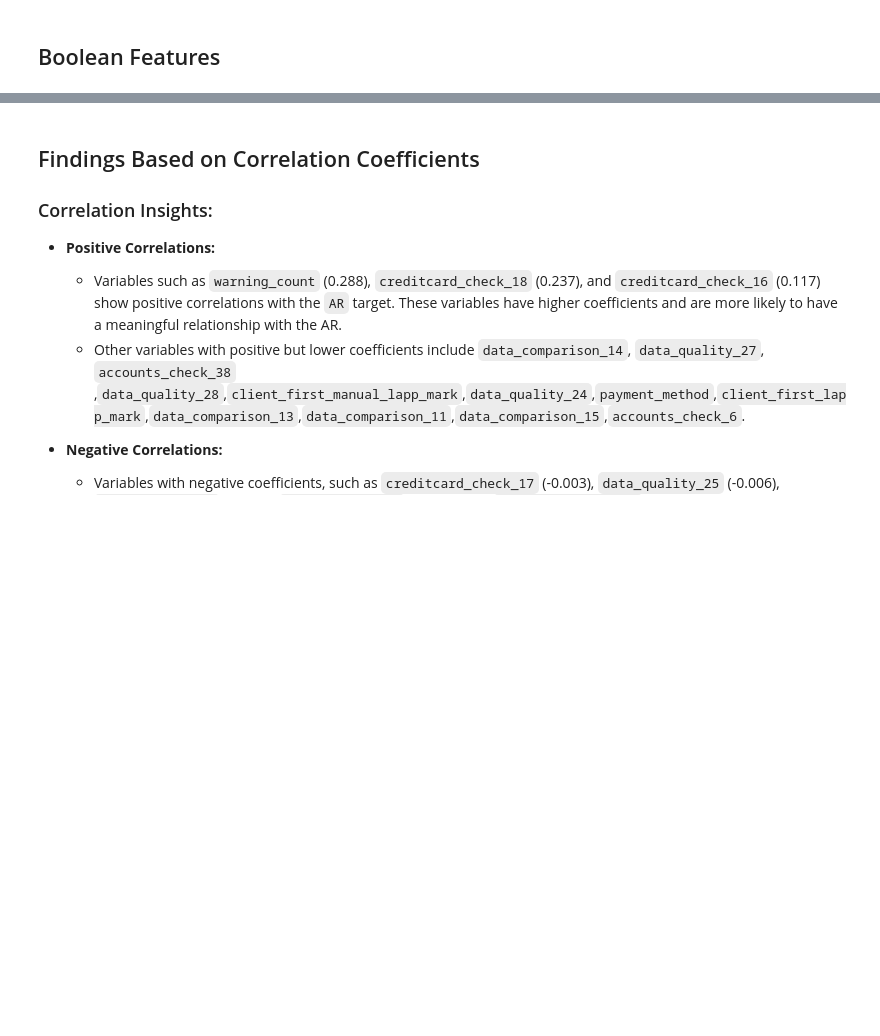
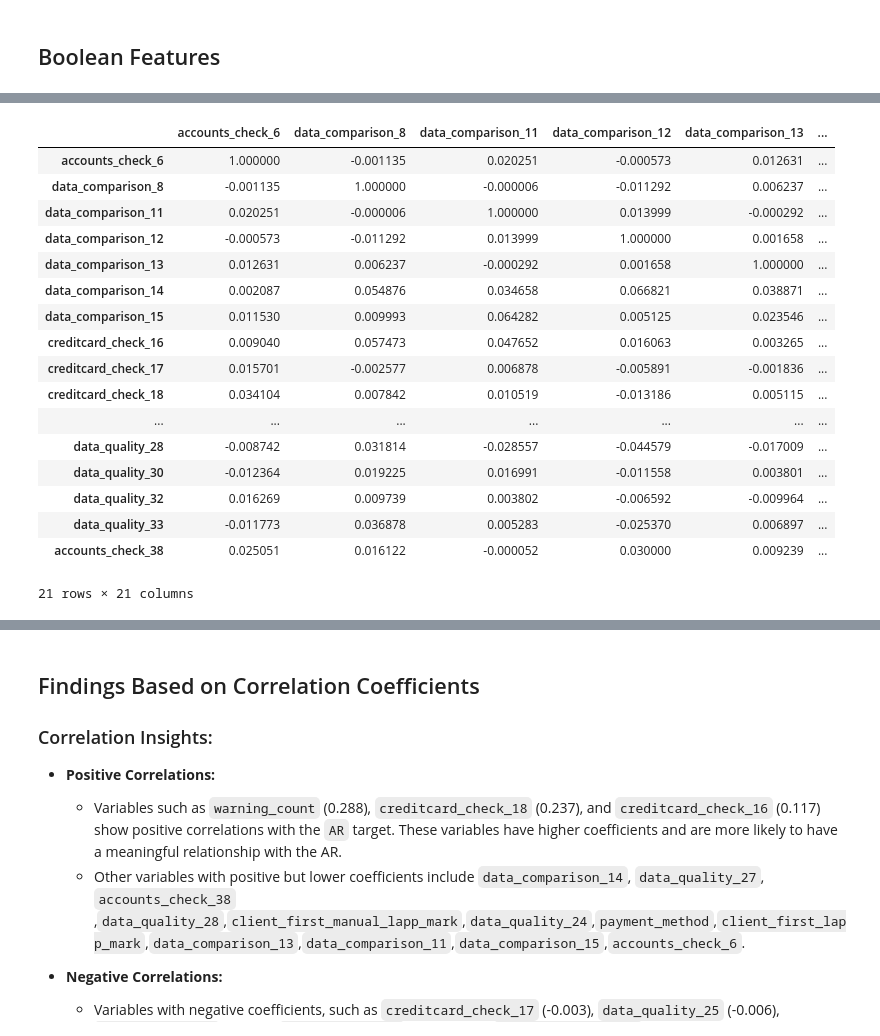
Before and after one commit to Ruth-Mwangi/Loan-Approval-Automation, a Jupyter notebook: notebooks/02_eda.ipynb, the cells around one changed output, grey strips where cells are left out. Saved outputs shown, nothing was run; the diff lists cells and outputs as text; code cells hidden in the pictures; blank space fills up the shorter version.

```diff
--- a/notebooks/02_eda.ipynb
+++ b/notebooks/02_eda.ipynb
@@ -562,0 +329,21 @@ plt.show()
+# %%
+corr_matrix
+# %% [output]
+|  | accounts_check_6 | data_comparison_8 | data_comparison_11 | data_comparison_12 | data_comparison_13 | ... |
+| accounts_check_6 | 1.000000 | -0.001135 | 0.020251 | -0.000573 | 0.012631 | ... |
+| data_comparison_8 | -0.001135 | 1.000000 | -0.000006 | -0.011292 | 0.006237 | ... |
+| data_comparison_11 | 0.020251 | -0.000006 | 1.000000 | 0.013999 | -0.000292 | ... |
+| data_comparison_12 | -0.000573 | -0.011292 | 0.013999 | 1.000000 | 0.001658 | ... |
+| data_comparison_13 | 0.012631 | 0.006237 | -0.000292 | 0.001658 | 1.000000 | ... |
+| data_comparison_14 | 0.002087 | 0.054876 | 0.034658 | 0.066821 | 0.038871 | ... |
+| data_comparison_15 | 0.011530 | 0.009993 | 0.064282 | 0.005125 | 0.023546 | ... |
+| creditcard_check_16 | 0.009040 | 0.057473 | 0.047652 | 0.016063 | 0.003265 | ... |
+| creditcard_check_17 | 0.015701 | -0.002577 | 0.006878 | -0.005891 | -0.001836 | ... |
+| creditcard_check_18 | 0.034104 | 0.007842 | 0.010519 | -0.013186 | 0.005115 | ... |
+| ... | ... | ... | ... | ... | ... | ... |
+| data_quality_28 | -0.008742 | 0.031814 | -0.028557 | -0.044579 | -0.017009 | ... |
+| data_quality_30 | -0.012364 | 0.019225 | 0.016991 | -0.011558 | 0.003801 | ... |
+| data_quality_32 | 0.016269 | 0.009739 | 0.003802 | -0.006592 | -0.009964 | ... |
+| data_quality_33 | -0.011773 | 0.036878 | 0.005283 | -0.025370 | 0.006897 | ... |
+| accounts_check_38 | 0.025051 | 0.016122 | -0.000052 | 0.030000 | 0.009239 | ... |
+21 rows × 21 columns
```
Also changed, not shown: parts of 30 cells of this notebook, 1 other file.
